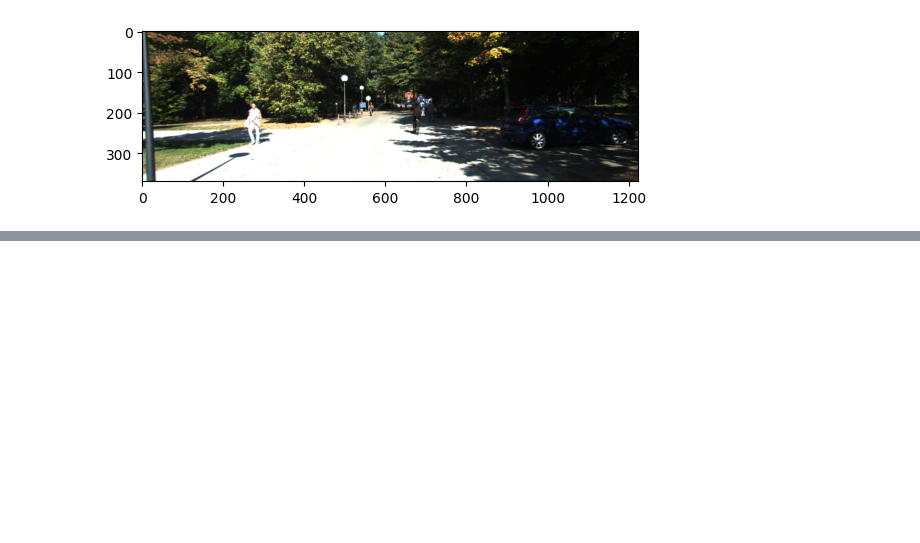
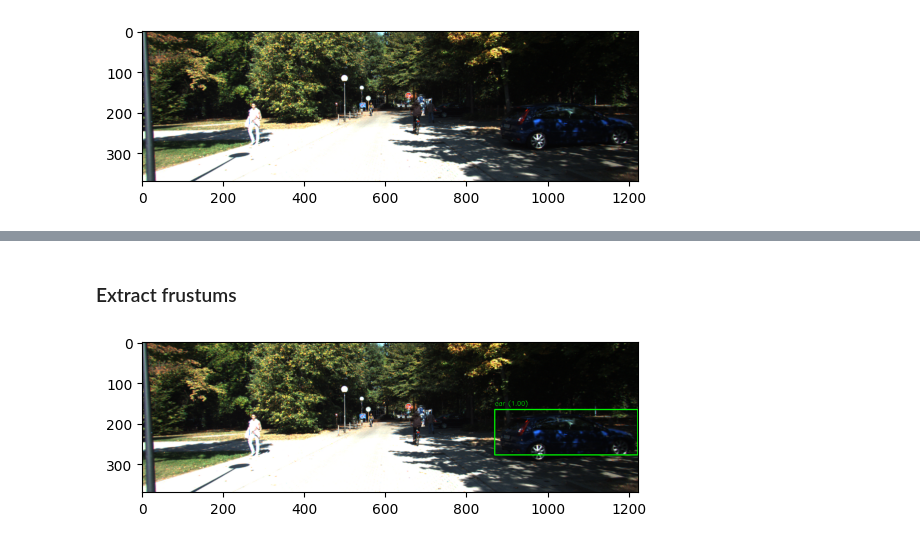
Before and after one commit to tjtrebat/kitti-experiments, a Jupyter notebook: fusion/frustum_viz.ipynb, the cells around one changed output, grey strips where cells are left out. Drawn from its saved outputs; the diff is of its cells as text; code cells hidden in the pictures; blank space fills up the shorter version.

```diff
--- a/fusion/frustum_viz.ipynb
+++ b/fusion/frustum_viz.ipynb
@@ -73,0 +120,13 @@ Ground-truth objects and their metadata:
+# %% [markdown]
+### Extract frustums
+# %%
+def get_gt_car_detections(gt_detections):
+    gt_car_detections = [det for det in gt_detections if det['object_name'] == 'car']
+    return gt_car_detections
+
+gt_car_detections = get_gt_car_detections(gt_detections)
+gt_car_detection = gt_car_detections[0]
+gt_image = utils.draw_detection_output(sample_image_rgb, [gt_car_detection], color_rgb=(0, 255, 0))
+plt.imshow(gt_image);
+# %% [output]
+[figure, added]
```
Also changed, not shown: parts of 9 cells of this notebook, 2 other files.
